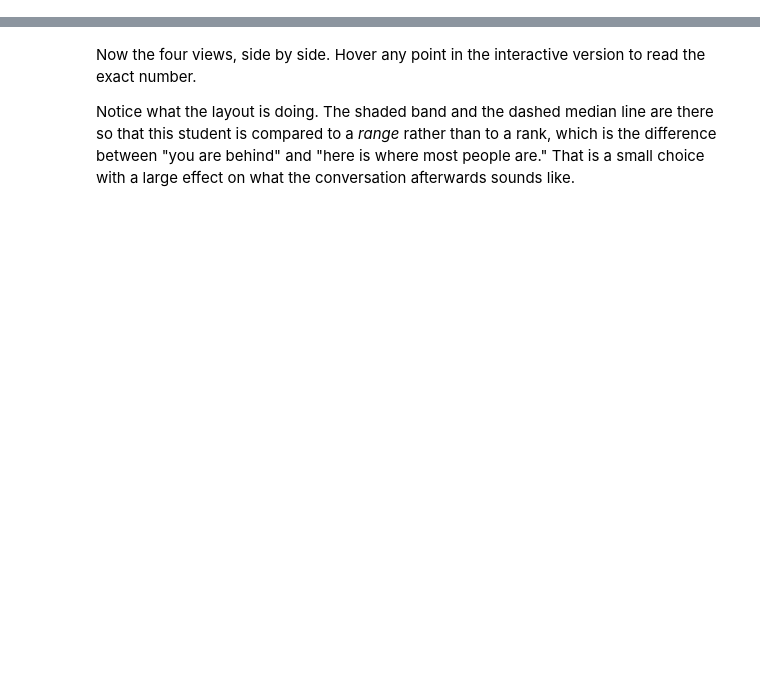
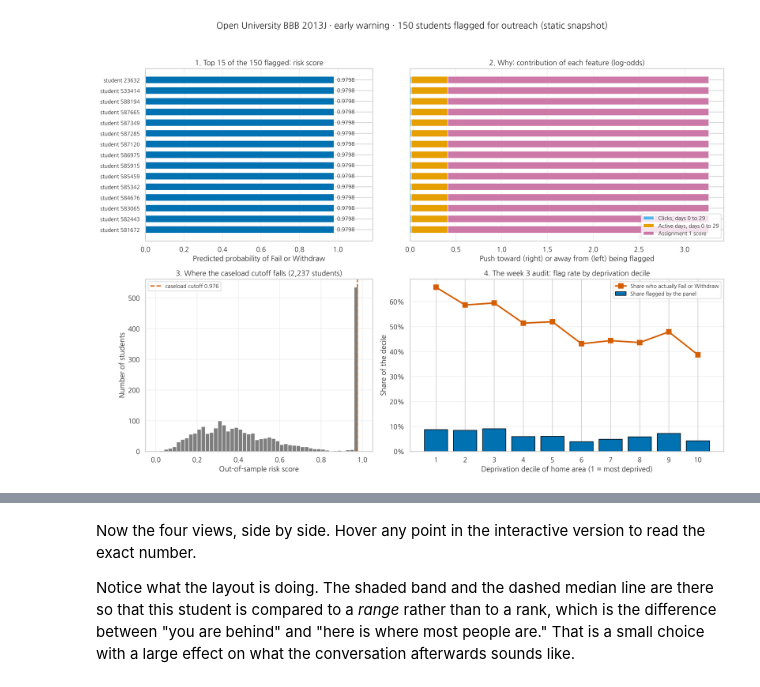
Before and after one commit to HakeoungLee/edis8100-teaching-learning-analytics, a Jupyter notebook: week04-miniproject1-dashboards/week04_miniproject1_teacher_dashboard.ipynb, the cells around one changed output, grey strips where cells are left out. Drawn from its saved outputs; the diff is of its cells as text; code cells hidden in the pictures; blank space fills up the shorter version.

```diff
--- a/week04-miniproject1-dashboards/week04_miniproject1_teacher_dashboard.ipynb
+++ b/week04-miniproject1-dashboards/week04_miniproject1_teacher_dashboard.ipynb
@@ -1375,0 +933,85 @@ print("=" * 78)
+# %%
+fig, axes = plt.subplots(2, 2, figsize=(15, 11),
+                         gridspec_kw={"width_ratios": [0.42, 0.58]})
+ypos = np.arange(top_n)
+
+# --- 1. risk score ----------------------------------------------------------
+ax = axes[0, 0]
+ax.barh(ypos, top["risk_score"], color=BLUE, height=0.66)
+for i, v in enumerate(top["risk_score"]):
+    ax.text(v + 0.015, i, f"{v:.4f}", va="center", fontsize=9)
+ax.set_yticks(ypos); ax.set_yticklabels(row_labels, fontsize=9)
+ax.invert_yaxis(); ax.set_xlim(0, 1.18)
+ax.set_title(f"1. Top {top_n} of the {CASELOAD} flagged: risk score", fontsize=12)
+ax.set_xlabel("Predicted probability of Fail or Withdraw")
+ax.grid(axis="x", alpha=0.3); ax.set_axisbelow(True)
+
+# --- 2. contributions --------------------------------------------------------
+ax = axes[0, 1]
+pos = np.zeros(top_n); neg = np.zeros(top_n)
+for feature in AUDITED_FEATURES:
+    v = contrib_top[feature].to_numpy()
+    left = np.where(v >= 0, pos, neg)
+    ax.barh(ypos, v, left=left, height=0.66, color=bar_colors[feature],
+            edgecolor="white", label=FEATURE_LABEL[feature])
+    pos = pos + np.clip(v, 0, None); neg = neg + np.clip(v, None, 0)
+ax.axvline(0, color="black", linewidth=1)
+ax.set_yticks(ypos); ax.set_yticklabels([]); ax.invert_yaxis()
+ax.set_title("2. Why: contribution of each feature (log-odds)", fontsize=12)
+ax.set_xlabel("Push toward (right) or away from (left) being flagged")
+ax.legend(fontsize=9, loc="lower right")
+ax.grid(axis="x", alpha=0.3); ax.set_axisbelow(True)
+
+# --- 3. risk distribution ----------------------------------------------------
+ax = axes[1, 0]
+ax.hist(scores_audited, bins=np.arange(0, 1.02, 0.02), color=GREY, edgecolor="white")
+ax.axvline(cutoff_score, color=VERM, linestyle="--", linewidth=2,
+           label=f"caseload cutoff {cutoff_score:.3f}")
+ax.set_title(f"3. Where the caseload cutoff falls ({len(term):,} students)", fontsize=12)
+ax.set_xlabel("Out-of-sample risk score")
+ax.set_ylabel("Number of students")
+ax.legend(fontsize=9); ax.grid(alpha=0.3); ax.set_axisbelow(True)
+
+# --- 4. the audit ------------------------------------------------------------
+ax = axes[1, 1]
+ax.bar(audit_tbl["decile"], audit_tbl["flag_rate"], color=BLUE, edgecolor="black",
+       label="Share flagged by the panel")
+ax.plot(audit_tbl["decile"], audit_tbl["at_risk_rate"], color=VERM, marker="s",
+        markersize=8, linewidth=2.5, label="Share who actually Fail or Withdraw")
+ax.set_xticks(range(1, 11))
+ax.yaxis.set_major_formatter(lambda v, _: f"{v:.0%}")
+ax.set_title("4. The week 3 audit: flag rate by deprivation decile", fontsize=12)
+ax.set_xlabel("Deprivation decile of home area (1 = most deprived)")
+ax.set_ylabel("Share of the decile")
+ax.legend(fontsize=9); ax.grid(axis="y", alpha=0.3); ax.set_axisbelow(True)
+
+fig.suptitle(f"Open University BBB {FOCAL_TERM} · early warning · {CASELOAD} students "
+             "flagged for outreach (static snapshot)", fontsize=15)
+fig.tight_layout(rect=[0, 0, 1, 0.95])
+plt.show()
+
+# ---- three tallies the chart cannot carry ----------------------------------
+tally = flagged["lead_feature"].map(FEATURE_LABEL).value_counts()
+print("LEADING REASON, TALLIED ACROSS THE WHOLE FLAG LIST")
+for name, n in tally.items():
+    print(f"  {name:<28} {n:>3} of {CASELOAD}")
+n_never_submitted = int((flagged["tma1_submitted"] == 0).sum())
+print(f"  of which the reason printed is")
+print(f"  'Never submitted assignment 1'  {n_never_submitted:>3} of {CASELOAD}")
+
+no_evidence = ((term["clicks_first30"] == 0) & (term["tma1_submitted"] == 0)).to_numpy()
+print(f"\nSTUDENTS THE MODEL CANNOT TELL APART")
+print(f"  no clicks in days 0 to {EARLY_WINDOW - 1} AND no assignment 1 ... {int(no_evidence.sum())} students")
+print(f"  their risk scores run from {scores_audited[no_evidence].min():.4f} to "
+      f"{scores_audited[no_evidence].max():.4f}")
+print(f"  how many of the {CASELOAD} flag slots they occupy ......... "
+      f"{int(flags_audited[no_evidence].sum())}")
+print(f"  how many of them actually Fail or Withdraw ......... {y_true[no_evidence].mean():.1%}")
+
+already_left = term["left_before_day_1"].to_numpy().astype(bool)
+print(f"\nWHO IS ON THIS LIST")
+print(f"  flagged students who had ALREADY unregistered by day 0 ... "
+      f"{int(flags_audited[already_left].sum())} of {CASELOAD}")
+print(f"  ({int(already_left.sum())} students in the term left before day 1 and stayed in the roster)")
+# %% [output]
+[figure, added]
```
Also changed, not shown: parts of 63 cells of this notebook, 9 other files.
